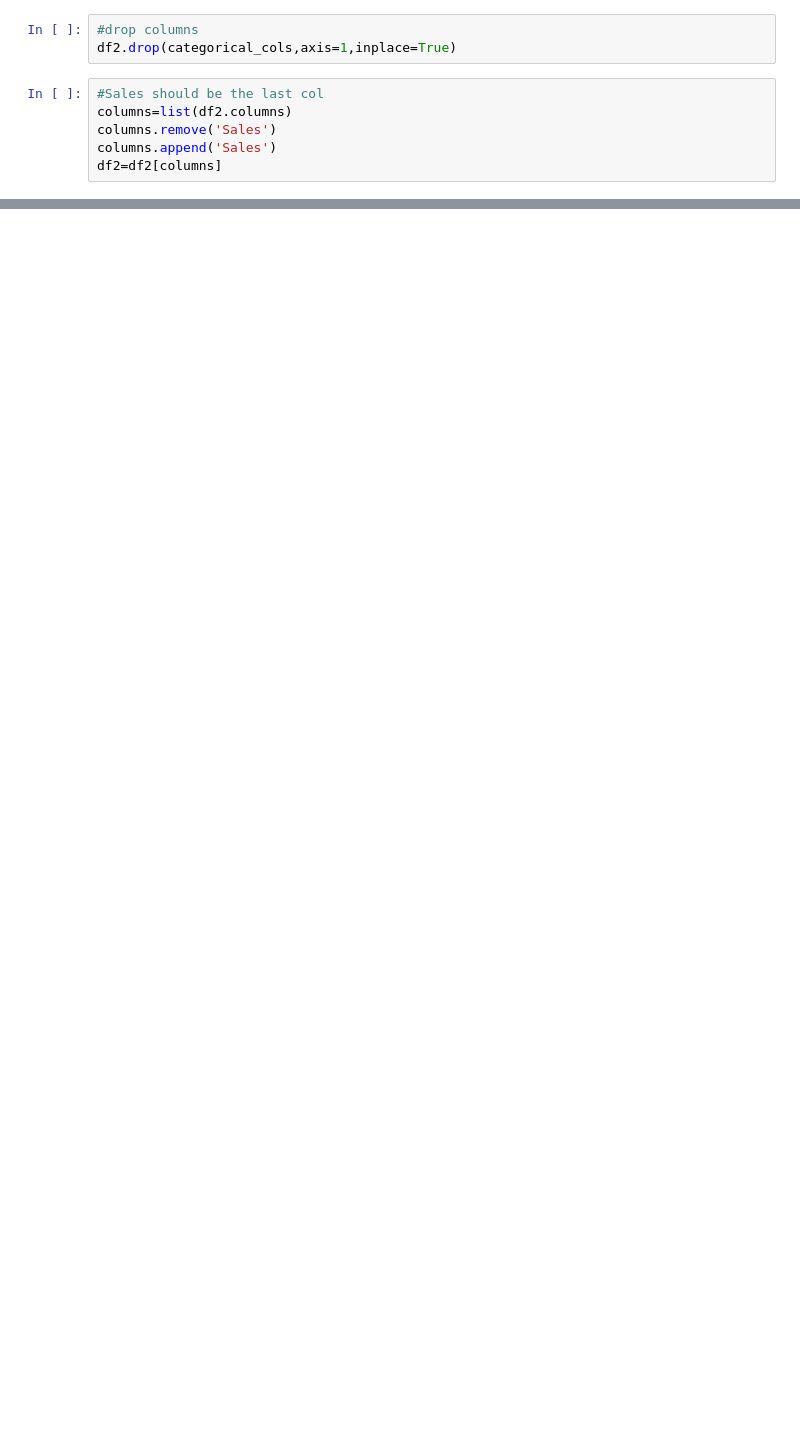
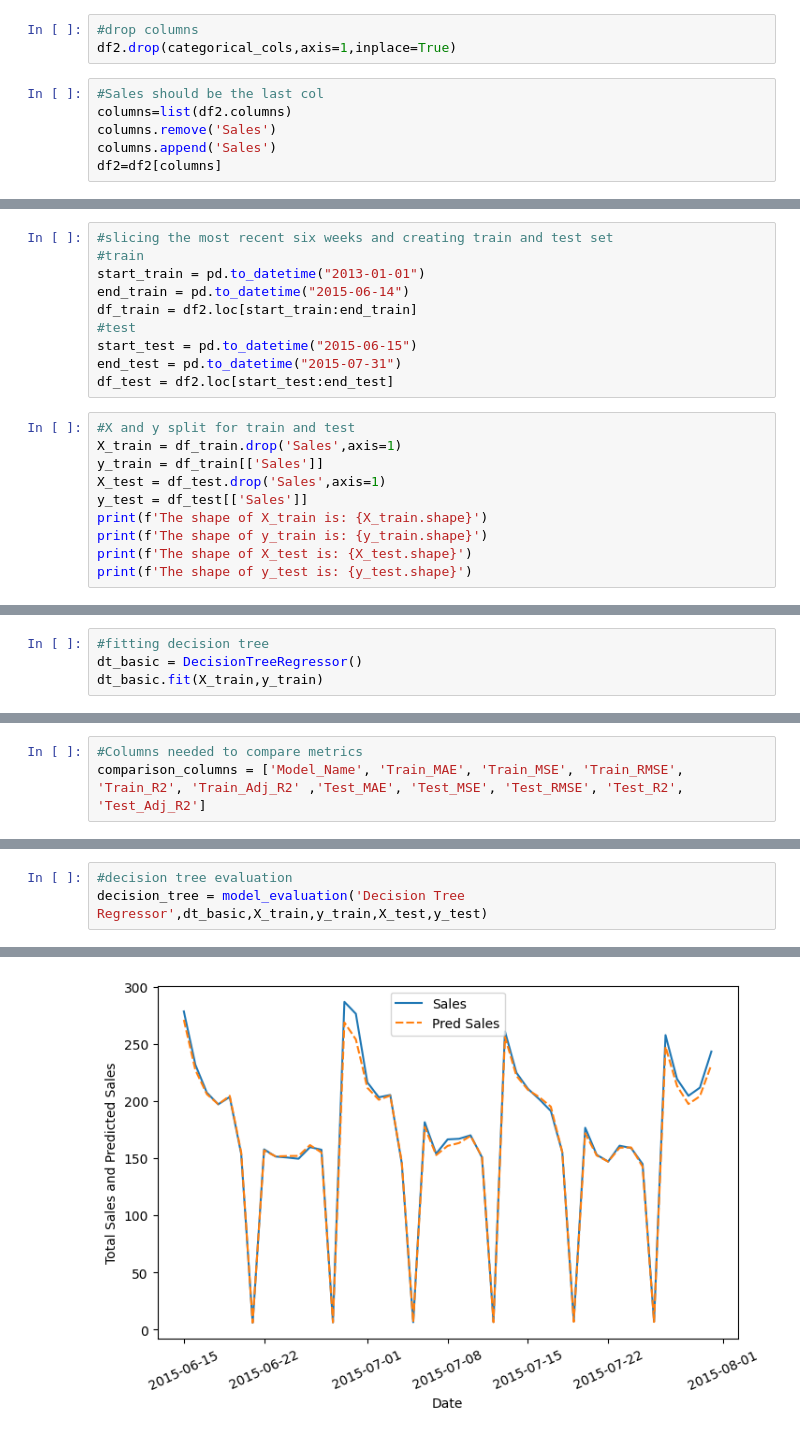
Before and after one commit to vithika-karan/Retail-Sales-Prediction, a Jupyter notebook: Rossmann_Sales_Prediction_Vithika_Karan.ipynb, the cells around one changed output, grey strips where cells are left out. Saved outputs shown, nothing was run; the diff lists cells and outputs as text; blank space fills up the shorter version.

Commit message:
Modeling- Decision Tree as Baseline Model

```diff
--- a/Rossmann_Sales_Prediction_Vithika_Karan.ipynb
+++ b/Rossmann_Sales_Prediction_Vithika_Karan.ipynb
@@ -756,0 +783,20 @@ df2.head(1)
+# %%
+#slicing the most recent six weeks and creating train and test set
+#train
+start_train = pd.to_datetime("2013-01-01")
+end_train = pd.to_datetime("2015-06-14")
+df_train = df2.loc[start_train:end_train]
+#test
+start_test = pd.to_datetime("2015-06-15")
+end_test = pd.to_datetime("2015-07-31")
+df_test = df2.loc[start_test:end_test]
+# %%
+#X and y split for train and test
+X_train = df_train.drop('Sales',axis=1)
+y_train = df_train[['Sales']]
+X_test = df_test.drop('Sales',axis=1)
+y_test = df_test[['Sales']]
+print(f'The shape of X_train is: {X_train.shape}')
+print(f'The shape of y_train is: {y_train.shape}')
+print(f'The shape of X_test is: {X_test.shape}')
+print(f'The shape of y_test is: {y_test.shape}')
@@ -756,0 +818,4 @@ df2.head(1)
+# %%
+#fitting decision tree
+dt_basic = DecisionTreeRegressor()
+dt_basic.fit(X_train,y_train)
@@ -756,0 +824,3 @@ df2.head(1)
+# %%
+#Columns needed to compare metrics
+comparison_columns = ['Model_Name', 'Train_MAE', 'Train_MSE', 'Train_RMSE', 'Train_R2', 'Train_Adj_R2' ,'Test_MAE', 'Test_MSE', 'Test_RMSE', 'Test_R2', 'Test_Adj_R2']
@@ -756,0 +884,4 @@ df2.head(1)
+# %%
+#decision tree evaluation
+decision_tree = model_evaluation('Decision Tree Regressor',dt_basic,X_train,y_train,X_test,y_test)
+# %% [output]
@@ -756,0 +893 @@ df2.head(1)
+[figure, added]
```
Also changed, not shown: parts of 14 cells of this notebook.
